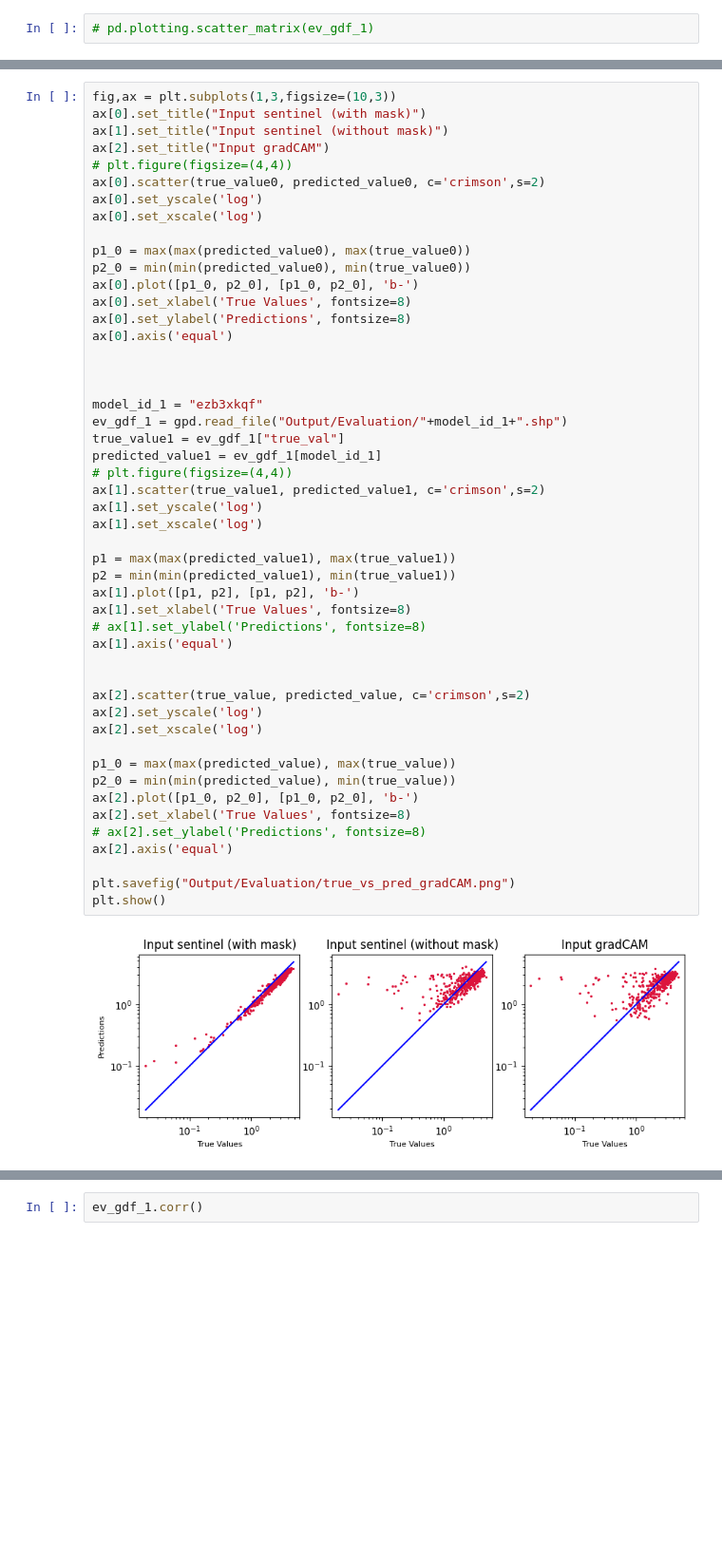
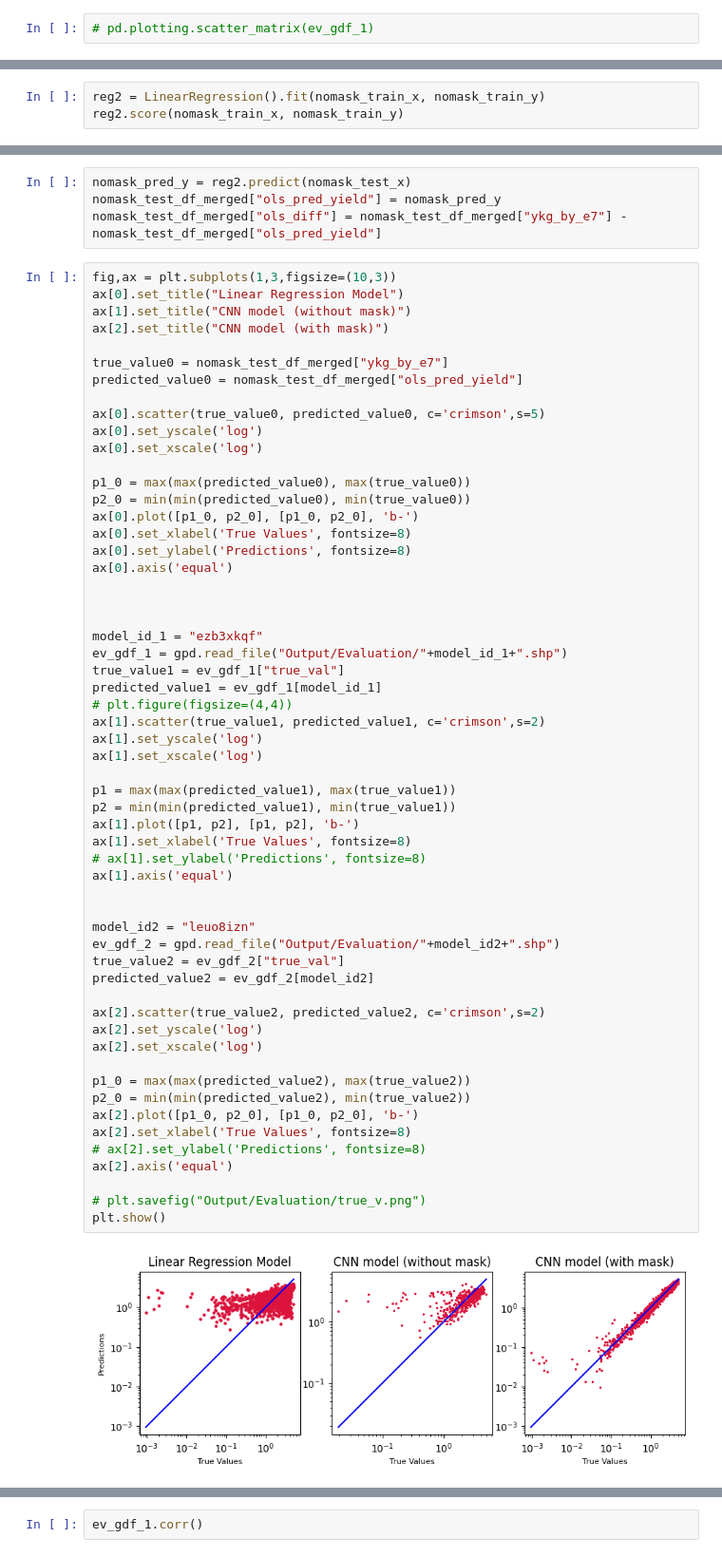
Before and after one commit to Arun-1997/Msc_Thesis, a Jupyter notebook: CNN_evaluate_analysis.ipynb, the cells around one changed output, grey strips where cells are left out. Shown at 95% size. Drawn from its saved outputs; the diff is of its cells as text; blank space fills up the shorter version.

```diff
--- a/CNN_evaluate_analysis.ipynb
+++ b/CNN_evaluate_analysis.ipynb
@@ -174,0 +195,3 @@ plt.savefig("Output/Evaluation/difference_plot.png")
+# %%
+reg2 = LinearRegression().fit(nomask_train_x, nomask_train_y)
+reg2.score(nomask_train_x, nomask_train_y)
@@ -175,10 +211,17 @@ plt.savefig("Output/Evaluation/difference_plot.png")
+# %%
+nomask_pred_y = reg2.predict(nomask_test_x)
+nomask_test_df_merged["ols_pred_yield"] = nomask_pred_y
+nomask_test_df_merged["ols_diff"] = nomask_test_df_merged["ykg_by_e7"] - nomask_test_df_merged["ols_pred_yield"]
 # %%
 fig,ax = plt.subplots(1,3,figsize=(10,3))
-ax[0].set_title("Input sentinel (with mask)")
-ax[1].set_title("Input sentinel (without mask)")
-ax[2].set_title("Input gradCAM")
-# plt.figure(figsize=(4,4))
-ax[0].scatter(true_value0, predicted_value0, c='crimson',s=2)
+ax[0].set_title("Linear Regression Model")
+ax[1].set_title("CNN model (without mask)")
+ax[2].set_title("CNN model (with mask)")
+
+true_value0 = nomask_test_df_merged["ykg_by_e7"]
+predicted_value0 = nomask_test_df_merged["ols_pred_yield"]
+
+ax[0].scatter(true_value0, predicted_value0, c='crimson',s=5)
 ax[0].set_yscale('log')
 ax[0].set_xscale('log')
 
@@ -191,35 +234,40 @@ ax[0].axis('equal')
 
 
 
 model_id_1 = "ezb3xkqf"
 ev_gdf_1 = gpd.read_file("Output/Evaluation/"+model_id_1+".shp")
 true_value1 = ev_gdf_1["true_val"]
 predicted_value1 = ev_gdf_1[model_id_1]
 # plt.figure(figsize=(4,4))
 ax[1].scatter(true_value1, predicted_value1, c='crimson',s=2)
 ax[1].set_yscale('log')
 ax[1].set_xscale('log')
 
 p1 = max(max(predicted_value1), max(true_value1))
 p2 = min(min(predicted_value1), min(true_value1))
 ax[1].plot([p1, p2], [p1, p2], 'b-')
 ax[1].set_xlabel('True Values', fontsize=8)
 # ax[1].set_ylabel('Predictions', fontsize=8)
 ax[1].axis('equal')
 
 
-ax[2].scatter(true_value, predicted_value, c='crimson',s=2)
+model_id2 = "leuo8izn"
+ev_gdf_2 = gpd.read_file("Output/Evaluation/"+model_id2+".shp")
+true_value2 = ev_gdf_2["true_val"]
+predicted_value2 = ev_gdf_2[model_id2]
+
+ax[2].scatter(true_value2, predicted_value2, c='crimson',s=2)
 ax[2].set_yscale('log')
 ax[2].set_xscale('log')
 
-p1_0 = max(max(predicted_value), max(true_value))
-p2_0 = min(min(predicted_value), min(true_value))
+p1_0 = max(max(predicted_value2), max(true_value2))
+p2_0 = min(min(predicted_value2), min(true_value2))
 ax[2].plot([p1_0, p2_0], [p1_0, p2_0], 'b-')
 ax[2].set_xlabel('True Values', fontsize=8)
 # ax[2].set_ylabel('Predictions', fontsize=8)
 ax[2].axis('equal')
 
-plt.savefig("Output/Evaluation/true_vs_pred_gradCAM.png")
+# plt.savefig("Output/Evaluation/true_v.png")
 plt.show()
 # %% [output]
-[figure, old version]
+[figure, new version]
```
Also changed, not shown: parts of 18 cells of this notebook, 4 other files.
